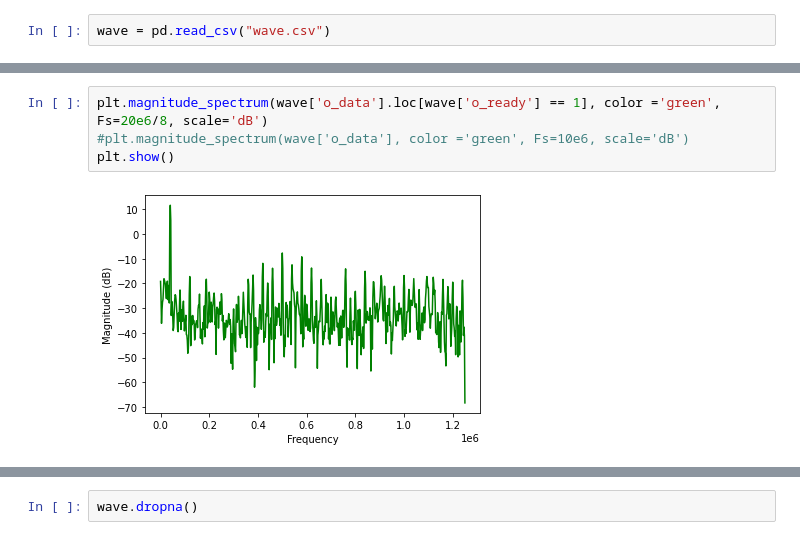
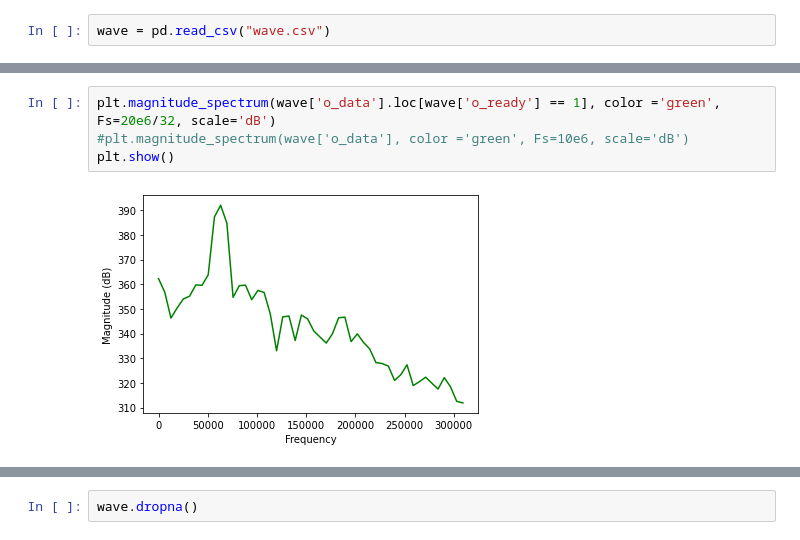
Before and after one commit to ncicek/cic-filter, a Jupyter notebook: cic/analysis.ipynb, the cells around one changed output, grey strips where cells are left out. Cells and saved outputs as stored; diff of their text form.

```diff
--- a/cic/analysis.ipynb
+++ b/cic/analysis.ipynb
@@ -11,9 +11,9 @@ plt.show()
 # %%
-plt.magnitude_spectrum(wave['o_data'].loc[wave['o_ready'] == 1], color ='green', Fs=20e6/8, scale='dB')
+plt.magnitude_spectrum(wave['o_data'].loc[wave['o_ready'] == 1], color ='green', Fs=20e6/32, scale='dB')
 #plt.magnitude_spectrum(wave['o_data'], color ='green', Fs=10e6, scale='dB')
 plt.show()
 # %% [output]
-[figure, old version]
+[figure, new version]
 # %%
 wave['i_data'].plot()
 # %% [output]
```
Also changed, not shown: parts of 6 cells of this notebook, 2 other files.
